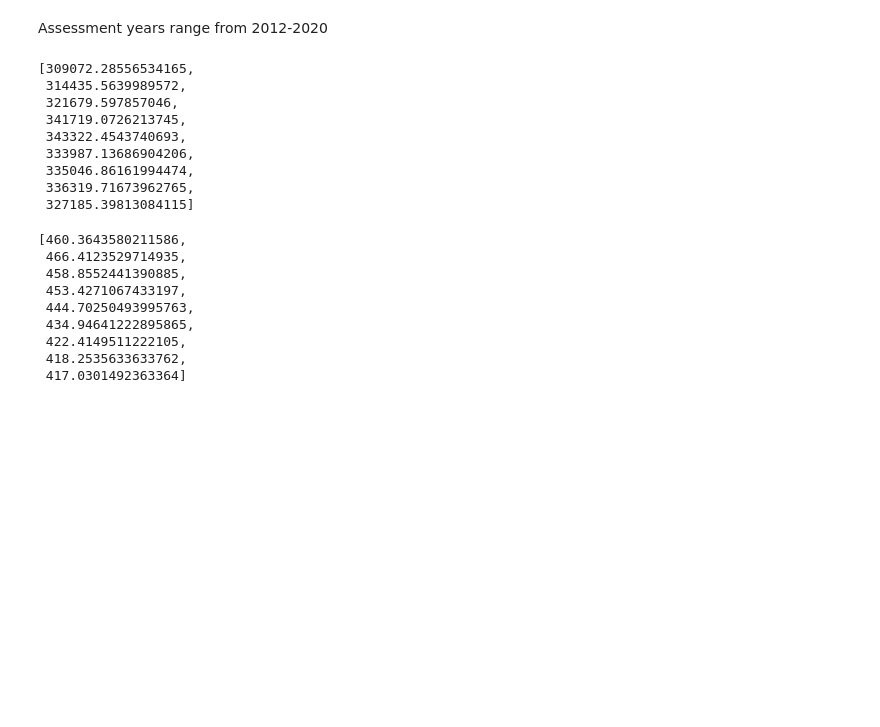
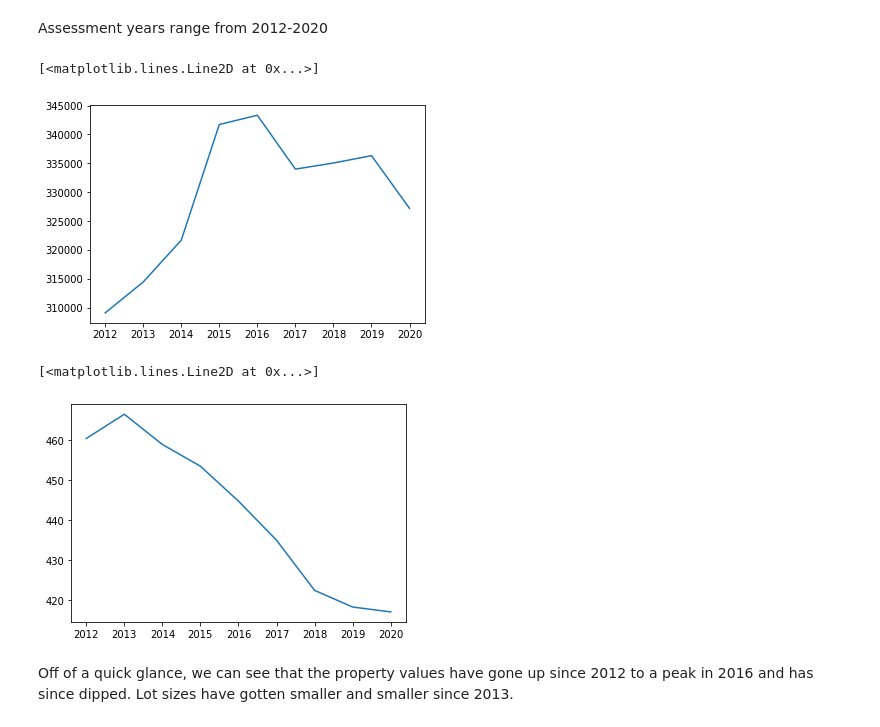
Before and after one commit to mcmccaig/prop_price, a Jupyter notebook: notebooks/historical_EDA.ipynb, the cells around one changed output. Cells and saved outputs as stored; diff of their text form; code cells hidden in the pictures; blank space fills up the shorter version.

```diff
--- a/notebooks/historical_EDA.ipynb
+++ b/notebooks/historical_EDA.ipynb
@@ -646,26 +655,16 @@ def stat_per_year(df, stat_column_name, year_list):
         stat_avg_list.append(stat_avg)
     return stat_avg_list
 # %%
-stat_per_year(resi_house_data, 'Assessed Value', year_list)
+value = stat_per_year(resi_house_data, 'Assessed Value', year_list)
+plt.plot(year_list, value)
 # %% [output]
-[309072.28556534165,
- 314435.5639989572,
- 321679.597857046,
- 341719.0726213745,
- 343322.4543740693,
- 333987.13686904206,
- 335046.86161994474,
- 336319.71673962765,
- 327185.39813084115]
+[<matplotlib.lines.Line2D at 0x...>]
+[figure, added]
 # %%
-stat_per_year(resi_house_data, 'Lot Size', year_list)
+lot_size = stat_per_year(resi_house_data, 'Lot Size', year_list)
+plt.plot(year_list, lot_size)
 # %% [output]
-[460.3643580211586,
- 466.4123529714935,
- 458.8552441390885,
- 453.4271067433197,
- 444.70250493995763,
- 434.94641222895865,
- 422.4149511222105,
- 418.2535633633762,
- 417.0301492363364]
+[<matplotlib.lines.Line2D at 0x...>]
+[figure, added]
+# %% [markdown]
+Off of a quick glance, we can see that the property values have gone up since 2012 to a peak in 2016 and has since dipped. Lot sizes have gotten smaller and smaller since 2013.
```
Also changed, not shown: parts of 5 cells of this notebook, 3 other files.
